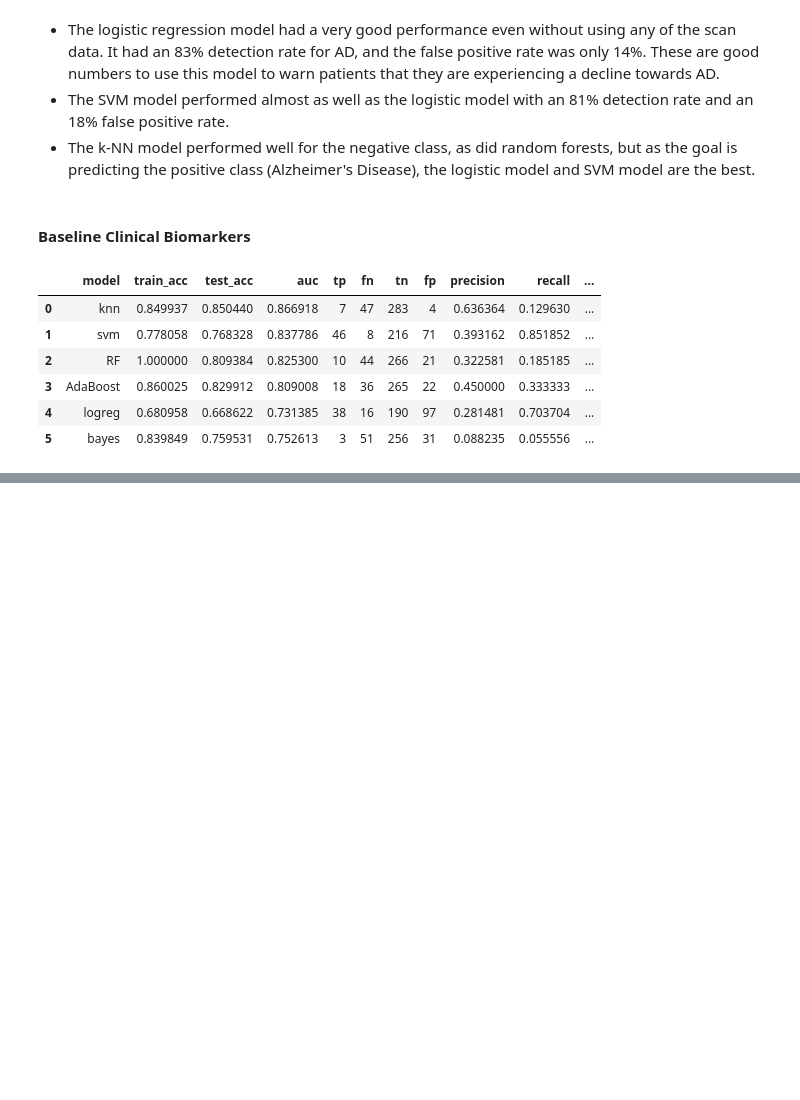
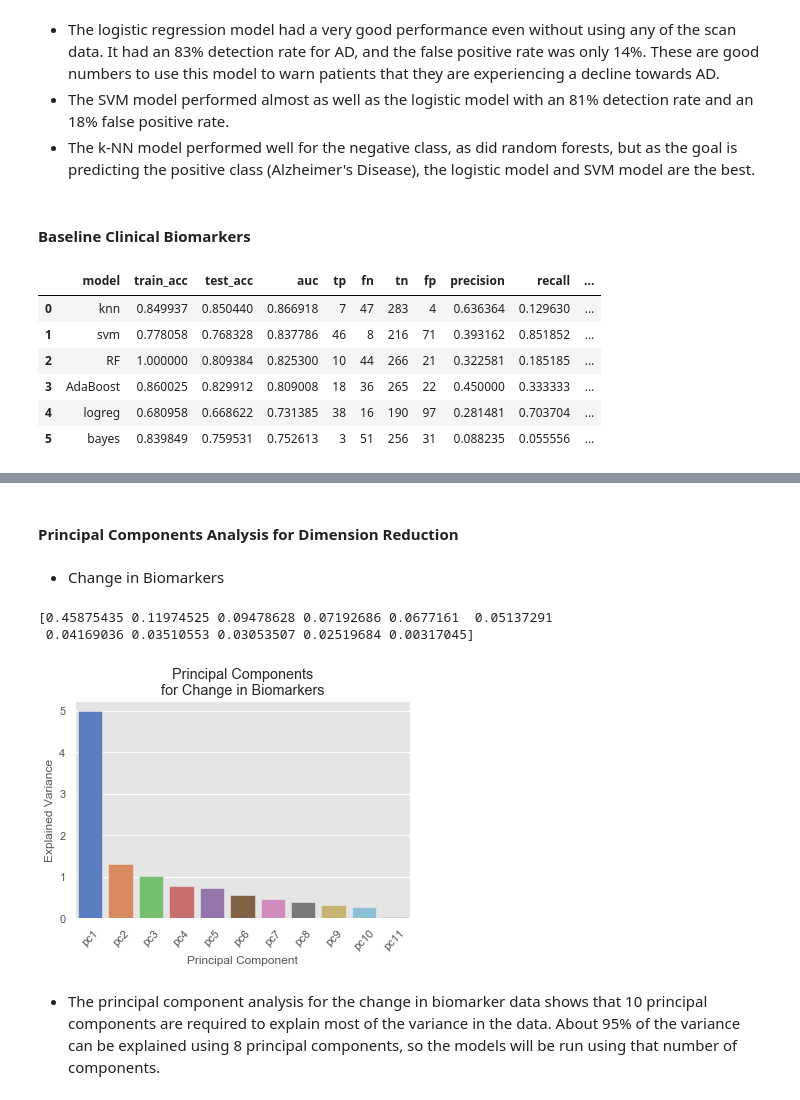
Before and after one commit to Haydost/Springboard_Portfolio, a Jupyter notebook: Capstone_1_Alzheimers_InProgress/5-Machine_Learning.ipynb, the cells around one changed output, grey strips where cells are left out. Saved outputs shown, nothing was run; the diff lists cells and outputs as text; code cells hidden in the pictures; blank space fills up the shorter version.

```diff
--- a/Capstone_1_Alzheimers_InProgress/5-Machine_Learning.ipynb
+++ b/Capstone_1_Alzheimers_InProgress/5-Machine_Learning.ipynb
@@ -1327,0 +1333,37 @@ df2
+# %% [markdown]
+#### Principal Components Analysis for Dimension Reduction
+# %% [markdown]
+- Change in Biomarkers
+# %%
+# extract and scale the deltas data for ML analysis
+feature_names, Xd, yd = ml.get_delta_scaled(final_exam)
+# %%
+# separate into training and test data
+Xd_train, Xd_test, yd_train, yd_test = train_test_split(Xd, yd, test_size=0.3, stratify=yd)
+# %%
+# create PCA instance
+pca = PCA()
+
+# fit on sample data
+pca.fit(Xd_train)
+
+# can use to transform sample data or test/unseen data
+Xpca_train_all = pca.transform(Xd_train)
+Xpca_test_all = pca.transform(Xd_test)
+
+# examine percent of variance explained by each principal component
+print(pca.explained_variance_/np.sum(pca.explained_variance_))
+# %% [output]
+[0.45875435 0.11974525 0.09478628 0.07192686 0.0677161  0.05137291
+ 0.04169036 0.03510553 0.03053507 0.02519684 0.00317045]
+# %%
+labels = ['pc' + str(i+1) for i in range(feature_names.shape[0])]
+ax = sns.barplot(labels, pca.explained_variance_, palette='muted')
+_ = plt.setp(ax.get_xticklabels(), rotation=45)
+_ = plt.title('Principal Components\nfor Change in Biomarkers')
+_ = plt.xlabel('Principal Component')
+_ = plt.ylabel('Explained Variance')
+# %% [output]
+[figure, added]
+# %% [markdown]
+- The principal component analysis for the change in biomarker data shows that 10 principal components are required to explain most of the variance in the data. About 95% of the variance can be explained using 8 principal components, so the models will be run using that number of components.
```
Also changed, not shown: parts of 16 cells of this notebook, 1 other file.
